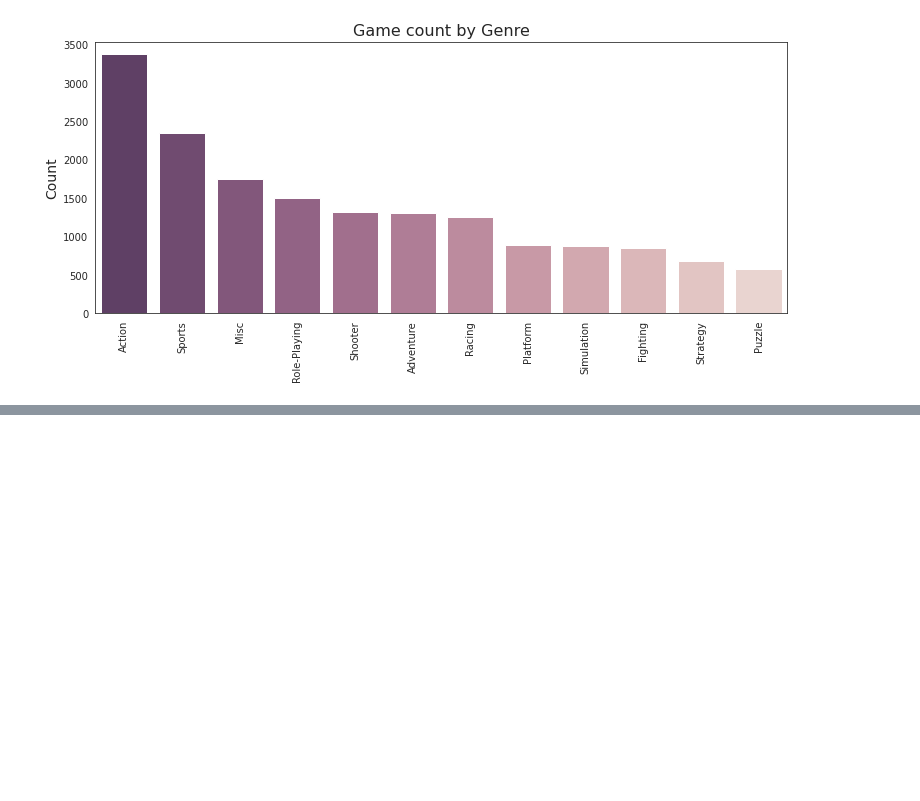
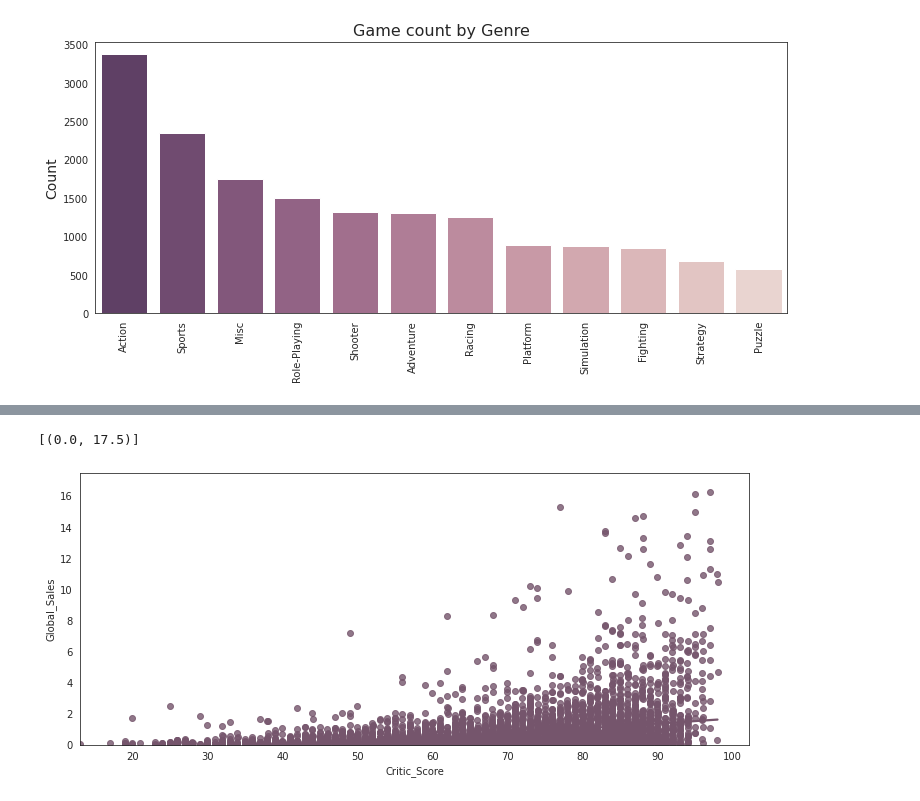
Before and after one commit to ChristianMocha/PrediccionVideoJuegos, a Jupyter notebook: PrediccionVideoJuegos.ipynb, the cells around one changed output, grey strips where cells are left out. Saved outputs shown, nothing was run; the diff lists cells and outputs as text; code cells hidden in the pictures; blank space fills up the shorter version.

```diff
--- a/PrediccionVideoJuegos.ipynb
+++ b/PrediccionVideoJuegos.ipynb
@@ -77,0 +122,6 @@ def height(x):
+# %%
+fig, ax = plt.subplots(1,1, figsize=(12,5))
+sns.regplot(x="Critic_Score", y="Global_Sales", data=df1, ci=None, color="#75556c", x_jitter=.02).set(ylim=(0, 17.5))
+# %% [output]
+[(0.0, 17.5)]
+[figure, added]
```
Also changed, not shown: parts of 5 cells of this notebook.
